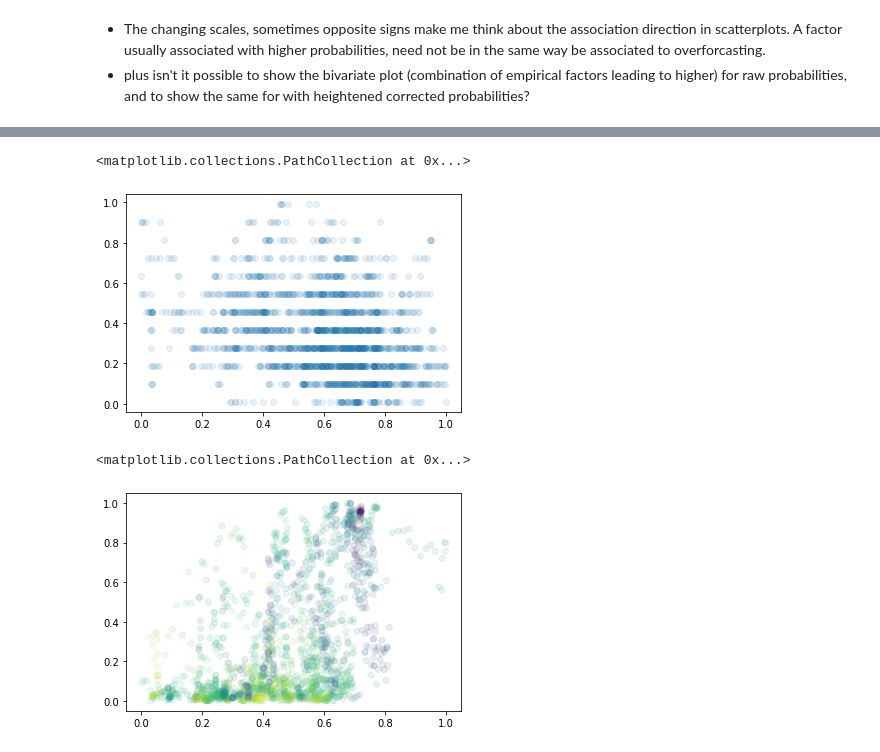
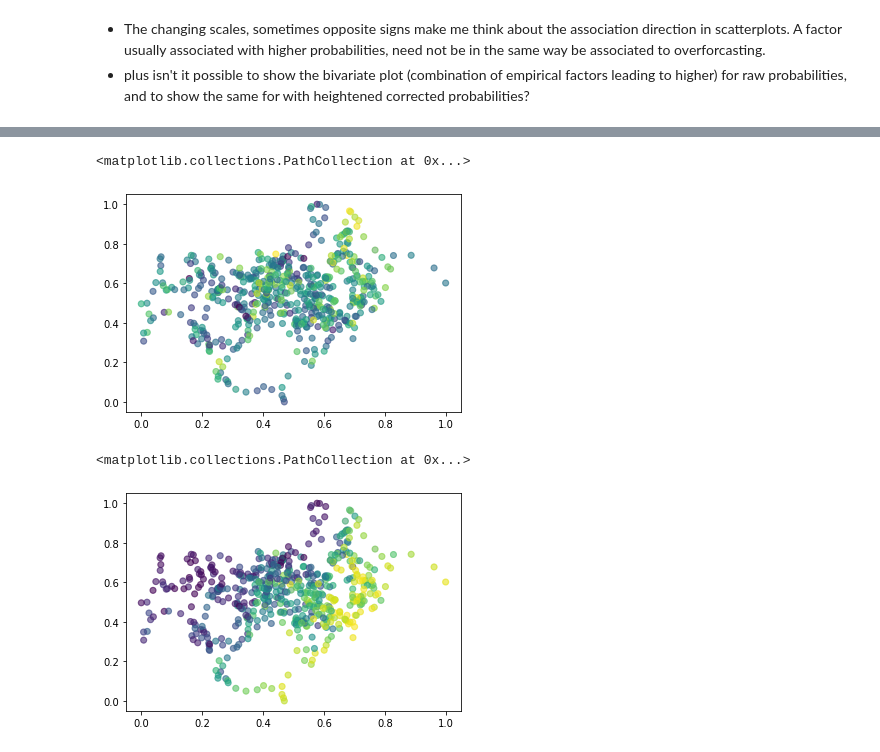
Before and after one commit to chiemvs/Hybrid, a Jupyter notebook: notebooks/model_behavior.ipynb, the cells around one changed output, grey strips where cells are left out. Drawn from its saved outputs; the diff is of its cells as text; code cells hidden in the pictures.

Commit message:
updated notebooks. model_behaviour to be expanded with explanation-clusterings.

```diff
--- a/notebooks/model_behavior.ipynb
+++ b/notebooks/model_behavior.ipynb
@@ -37,11 +36,16 @@ obs= pd.read_hdf(for_obs_dir / f'{name}_obs.h5', key = 'target')
 # %%
-# Preparing only the trainval set.
+# Splitting the sets.
 X_test, X_trainval, generator = test_trainval_split(predictors, crossval = crossval, nfolds = nfolds, balanced = balanced)
 forc_test, forc_trainval, generator = test_trainval_split(forc, crossval = crossval, nfolds = nfolds, balanced = balanced)
 obs_test, obs_trainval, generator = test_trainval_split(obs, crossval = crossval, nfolds = nfolds, balanced = balanced)
 
-feature_input, feature_scaler = scale_other_features(X_trainval)
-raw_predictions = multiclass_log_forecastprob(forc_trainval)
-obs_input = obs_trainval.values
+# Prepare trainval data for the neural network
+features_trainval, feature_scaler = scale_other_features(X_trainval)
+logforc_trainval = multiclass_log_forecastprob(forc_trainval)
+obsinp_trainval = obs_trainval.values
+
+# Preparing the test set
+features_test, _ = scale_other_features(X_test, fitted_scaler=feature_scaler)
+logforc_test = multiclass_log_forecastprob(forc_test)
 # %% [output]
 fitting a new feature scaler
@@ -49,13 +54,13 @@ fitting a new feature scaler
 # Setting up the model
 construct_kwargs = dict(n_classes = obs_trainval.shape[-1],
         n_hidden_layers= 1,
-        n_features = feature_input.shape[-1],
+        n_features = features_trainval.shape[-1],
         n_hiddenlayer_nodes = 4)
 
-compile_kwargs = dict(optimizer=tf.keras.optimizers.Adam(learning_rate=0.001),
+compile_kwargs = dict(optimizer=tf.keras.optimizers.Adam(learning_rate=0.0014),
         metrics = ['accuracy',BrierScore(class_index = focus_class)])
 
 constructor = ConstructorAndCompiler(construct_modeldev_model, construct_kwargs, compile_kwargs)
 
-fit_kwargs = dict(batch_size = 32, epochs = 200, shuffle = True, callbacks = [earlystop(patience = 10, monitor = 'val_loss')])
+fit_kwargs = dict(batch_size = 32, epochs = 200, shuffle = True, callbacks = [earlystop(patience = 7, monitor = 'val_loss')])
 # %% [output]
@@ -66,6 +71,9 @@ fit_kwargs = dict(batch_size = 32, epochs = 200, shuffle = True, callbacks = [ea
 To enable them in other operations, rebuild TensorFlow with the appropriate compiler flags.
 # %%
-# Training the model
+# Training the model and generating predictions
 model = constructor.fresh_model()
-model.fit(x = [feature_input, raw_predictions], y=obs_input, validation_split = 0.4, **fit_kwargs)
+model.fit(x = [features_trainval, logforc_trainval], y=obsinp_trainval, validation_split = 0.33, **fit_kwargs)
+
+preds_test = model.predict(x = [features_test, logforc_test])
+preds_trainval = model.predict(x = [features_trainval, logforc_trainval])
 # %% [output]
@@ -92,7 +99,11 @@ Epoch 00066: early stopping
 # %%
 # Gathering outputs
-outpos = combine_input_output(model = model, feature_inputs = feature_input, log_of_raw = raw_predictions, target_class_index = -1, feature_names = X_trainval.columns.to_flat_index(), index = X_trainval.index)
-outneg = combine_input_output(model = model, feature_inputs = feature_input, log_of_raw = raw_predictions, target_class_index = 0, feature_names = X_trainval.columns.to_flat_index(), index = X_trainval.index)
+outpos = combine_input_output(model = model, feature_inputs = np.concatenate([features_trainval,features_test]),
+                              log_of_raw = np.concatenate([logforc_trainval,logforc_test]), target_class_index = -1,
+                              feature_names = X_trainval.columns.to_flat_index(), index = X_trainval.index.append(X_test.index))
+outneg = combine_input_output(model = model, feature_inputs = np.concatenate([features_trainval,features_test]),
+                              log_of_raw = np.concatenate([logforc_trainval,logforc_test]), target_class_index = 0,
+                              feature_names = X_trainval.columns.to_flat_index(), index = X_trainval.index.append(X_test.index))
 outpos['realchange'] = outpos['f_cor']/outpos['f_raw']
 outneg['realchange'] = outneg['f_cor']/outneg['f_raw']
 # %%
@@ -258,10 +239,10 @@ composite_extremes(outpos, columnname = 'f_raw', level = 0.1)
 # %%
-plt.scatter(outpos[('swvl13_europe', 15, 2, 'mean')], outpos['f_raw'], alpha = 0.1)
+plt.scatter(outpos[('sst_nhplus', 21, 4, 'spatcov')],outpos[('swvl13_europe', 11, 0, 'spatcov')], alpha = 0.2, c = outpos[('f_raw')])
 # %% [output]
 <matplotlib.collections.PathCollection at 0x...>
-[figure, old version]
+[figure, new version]
 # %%
-plt.scatter(outpos[('sst_nhplus', 21, 4, 'spatcov')], outpos['f_cor'], alpha = 0.1, c = outpos[('swvl13_europe', 15, 2, 'mean')])
+plt.scatter(outpos[('sst_nhplus', 21, 4, 'spatcov')],outpos[('swvl13_europe', 11, 0, 'spatcov')], alpha = 0.2, c = outpos[('f_cor')])
 # %% [output]
 <matplotlib.collections.PathCollection at 0x...>
-[figure, old version]
+[figure, new version]
```
Also changed, not shown: parts of 22 cells of this notebook, 6 other files.
